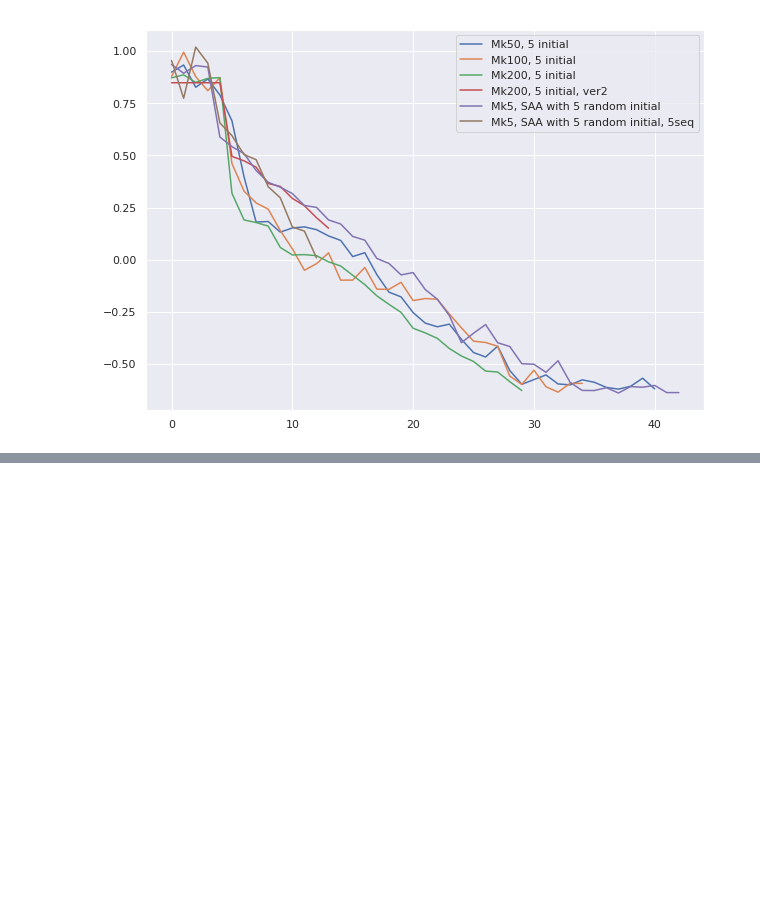
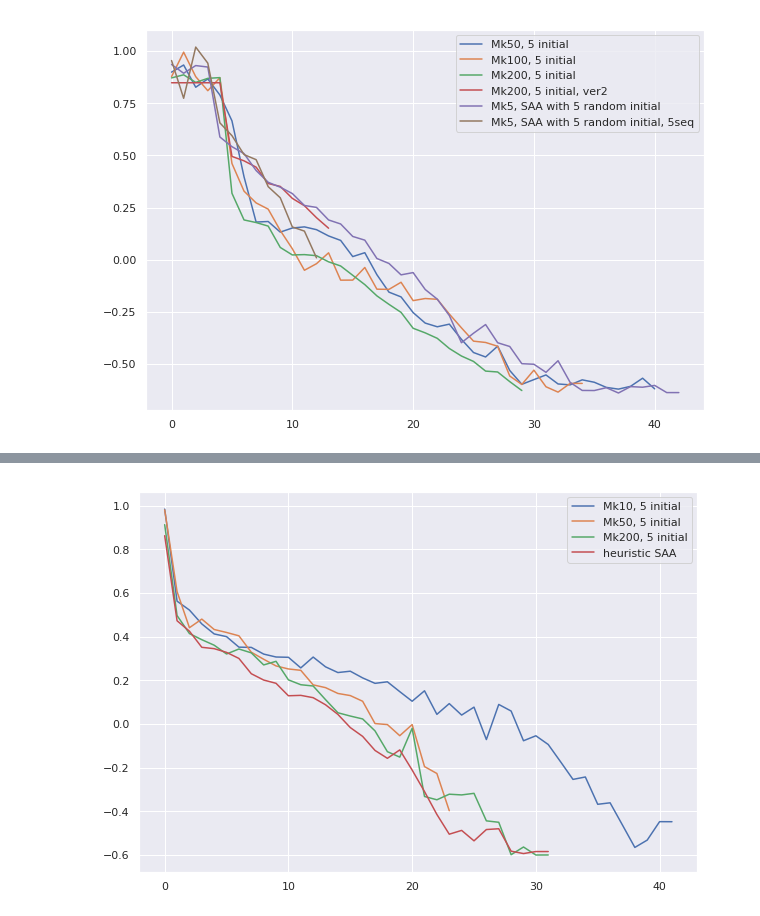
Before and after one commit to kkh8676/opt_functions, a Jupyter notebook: levy_Mk_Mj_SAA.ipynb, the cells around one changed output, grey strips where cells are left out. Cells and saved outputs as stored; diff of their text form; code cells hidden in the pictures; blank space fills up the shorter version.

```diff
--- a/levy_Mk_Mj_SAA.ipynb
+++ b/levy_Mk_Mj_SAA.ipynb
@@ -303,3 +321,23 @@ irs_saa_test_v3_avg = get_avg_irs(irs_saa_test_v3_exp)
+# %%
+irs_Mk200_Mj_median = get_median_irs(irs_Mk200_Mj1_exp)
+irs_Mk10_Mj_median = get_median_irs(irs_Mk10_Mj1_exp)
+
+irs_initial5_Mk200_Mj1_median = get_median_irs(irs_initial5_Mk200_Mj1_exp)
+irs_initial5_Mk200_Mj1_v2_median = get_median_irs(irs_initial5_Mk200_Mj1_v2_exp)
+irs_initial5_Mk200_Mj1_v3_median = get_median_irs(irs_initial5_Mk200_Mj1_v3_exp)
+irs_initial5_Mk50_Mj1_v2_median = get_median_irs(irs_initial5_Mk50_Mj1_v2_exp)
+irs_initial5_Mk100_Mj1_median = get_median_irs(irs_initial5_Mk100_Mj1_exp)
+irs_initial5_Mk10_Mj1_median = get_median_irs(irs_initial5_Mk10_Mj1_exp)
+irs_initial5_Mk10_Mj1_v2_median = get_median_irs(irs_initial5_Mk10_Mj1_v2_exp)
+irs_initial5_Mk50_Mj1_median = get_median_irs(irs_initial5_Mk50_Mj1_exp)
+irs_initial5_Mk5_Mj1_saa_median = get_median_irs(irs_initial5_Mk200_Mj1_saa_exp)
+irs_initial5_Mk5_Mj1_saa_5seq_median = get_median_irs(irs_initial5_Mk200_Mj1_saa_5seq_exp)
+irs_initial5_Mk5_Mj1_saa_5seq_10N_median = get_median_irs(irs_initial5_Mk200_Mj1_saa_5seq_10N_exp)
+
+irs_saa_test_v2_median = get_median_irs(irs_saa_test_v2_exp)
+irs_saa_test_v3_median = get_median_irs(irs_saa_test_v3_exp)
+
+irs_saa_N5_seq5_median = get_median_irs(irs_saa_N5_seq5_exp)
 # %% [markdown]
 ### Plotting the real function value at suggested location
 # %%
@@ -383,0 +443,13 @@ test[3:]
+# %%
+plt.figure(figsize=(10,7))
+plt.plot(irs_initial5_Mk10_Mj1_v2_median[3:], label="Mk10, 5 initial")
+plt.plot(irs_initial5_Mk50_Mj1_v2_median[3:], label='Mk50, 5 initial')
+
+plt.plot(irs_initial5_Mk200_Mj1_v3_median[3:], label='Mk200, 5 initial')
+plt.plot(irs_saa_N5_seq5_median[3:], label='heuristic SAA')
+
+
+plt.legend()
+plt.show()
+# %% [output]
+[figure, added]
```
Also changed, not shown: parts of 14 cells of this notebook, 1 other file.
